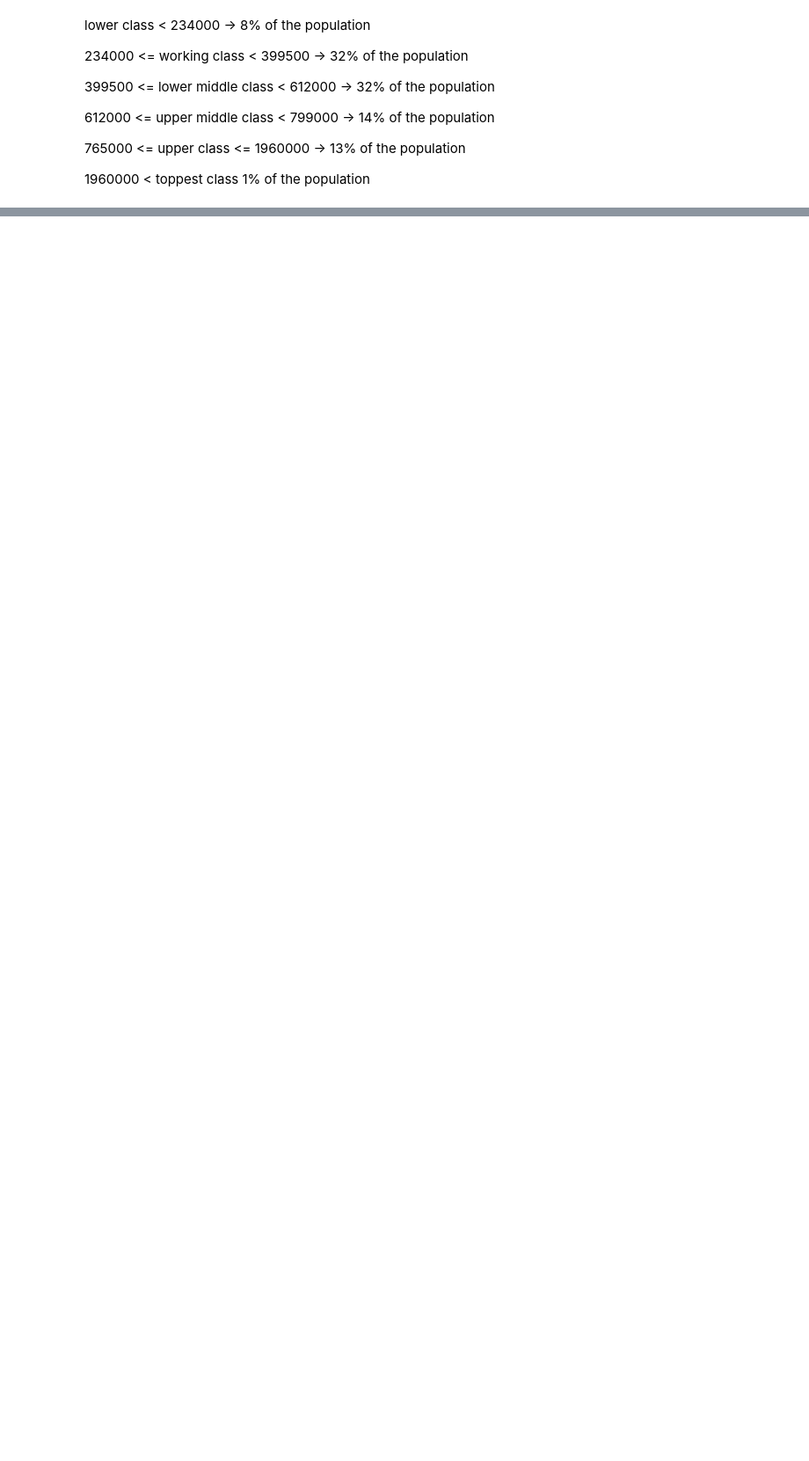
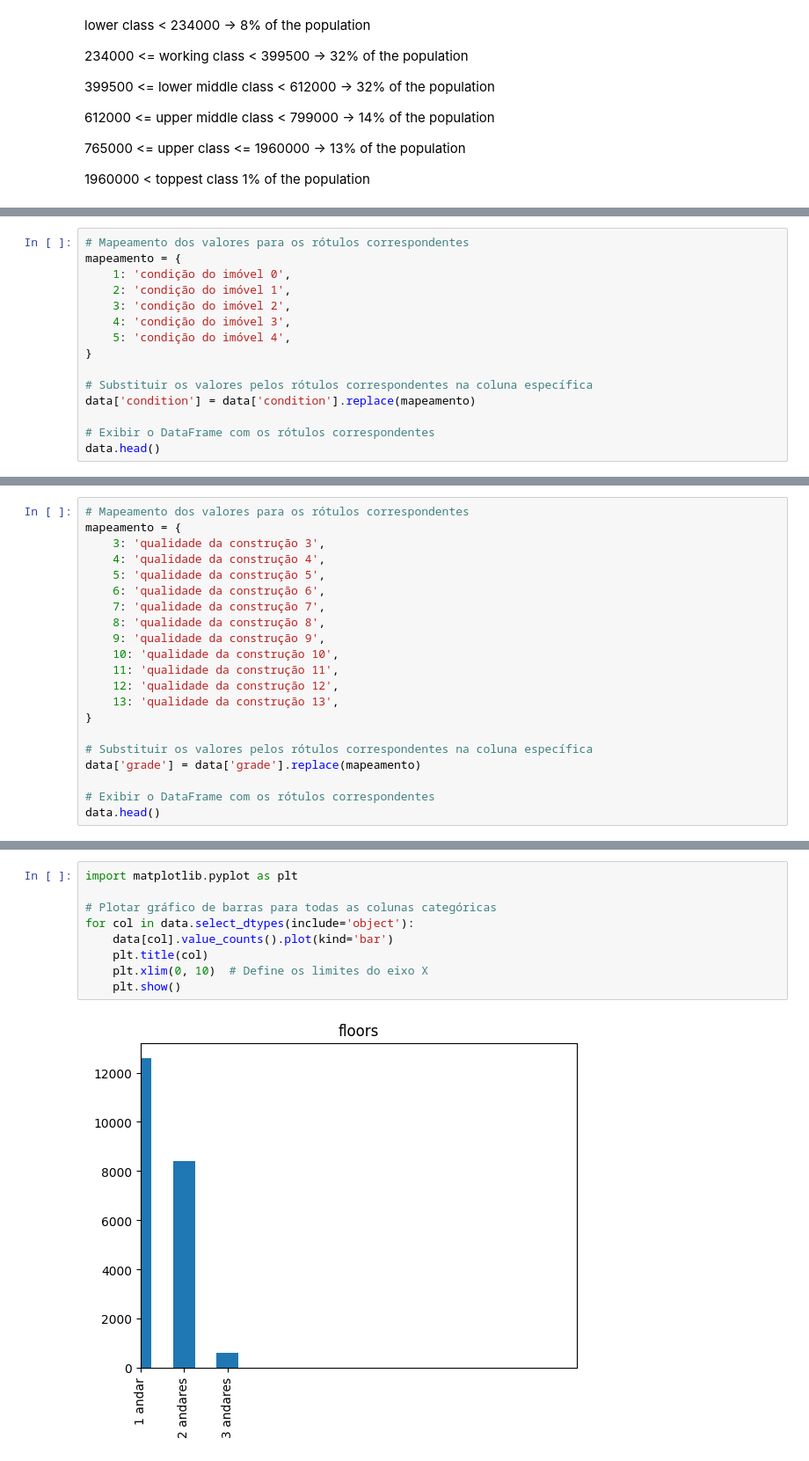
Before and after one commit to lcarva12/IA, a Jupyter notebook: regra_de_associacao_para_descobrir_perfil_de_classe_social_das_casas/LUCAS_E_GABRIELA_AULA_PRATICA_IV_Regras_Associacao.ipynb, the cells around one changed output, grey strips where cells are left out. Shown at 88% size. Drawn from its saved outputs; the diff is of its cells as text; blank space fills up the shorter version.

```diff
--- a/regra_de_associacao_para_descobrir_perfil_de_classe_social_das_casas/LUCAS_E_GABRIELA_AULA_PRATICA_IV_Regras_Associacao.ipynb
+++ b/regra_de_associacao_para_descobrir_perfil_de_classe_social_das_casas/LUCAS_E_GABRIELA_AULA_PRATICA_IV_Regras_Associacao.ipynb
@@ -120,0 +487,15 @@ lower class < 234000 -> 8% of the population
+# %%
+# Mapeamento dos valores para os rótulos correspondentes
+mapeamento = {
+    1: 'condição do imóvel 0',
+    2: 'condição do imóvel 1',
+    3: 'condição do imóvel 2',
+    4: 'condição do imóvel 3',
+    5: 'condição do imóvel 4',
+}
+
+# Substituir os valores pelos rótulos correspondentes na coluna específica
+data['condition'] = data['condition'].replace(mapeamento)
+
+# Exibir o DataFrame com os rótulos correspondentes
+data.head()
@@ -120,0 +517,21 @@ lower class < 234000 -> 8% of the population
+# %%
+# Mapeamento dos valores para os rótulos correspondentes
+mapeamento = {
+    3: 'qualidade da construção 3',
+    4: 'qualidade da construção 4',
+    5: 'qualidade da construção 5',
+    6: 'qualidade da construção 6',
+    7: 'qualidade da construção 7',
+    8: 'qualidade da construção 8',
+    9: 'qualidade da construção 9',
+    10: 'qualidade da construção 10',
+    11: 'qualidade da construção 11',
+    12: 'qualidade da construção 12',
+    13: 'qualidade da construção 13',
+}
+
+# Substituir os valores pelos rótulos correspondentes na coluna específica
+data['grade'] = data['grade'].replace(mapeamento)
+
+# Exibir o DataFrame com os rótulos correspondentes
+data.head()
@@ -120,0 +547,11 @@ lower class < 234000 -> 8% of the population
+# %%
+import matplotlib.pyplot as plt
+
+# Plotar gráfico de barras para todas as colunas categóricas
+for col in data.select_dtypes(include='object'):
+    data[col].value_counts().plot(kind='bar')
+    plt.title(col)
+    plt.xlim(0, 10)  # Define os limites do eixo X
+    plt.show()
+# %% [output]
+[figure, added]
```
Also changed, not shown: parts of 80 cells of this notebook.
